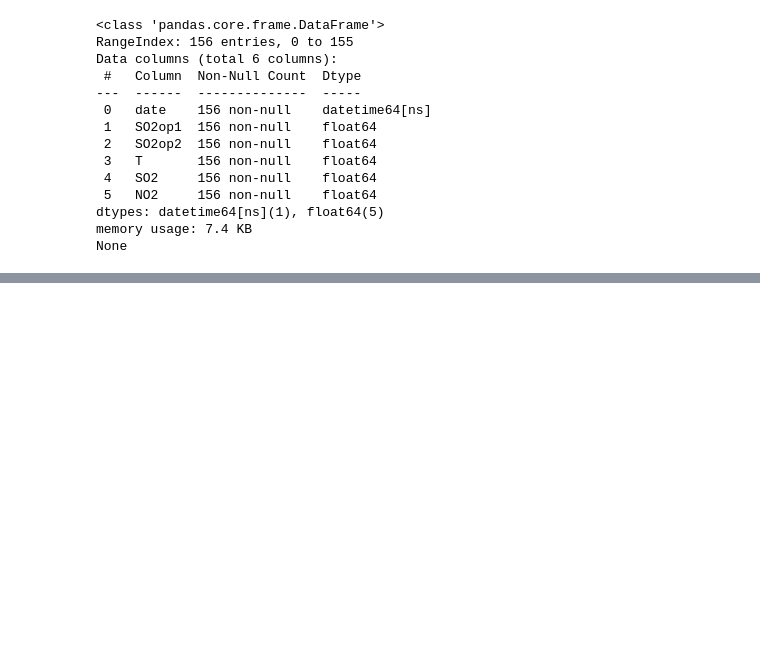
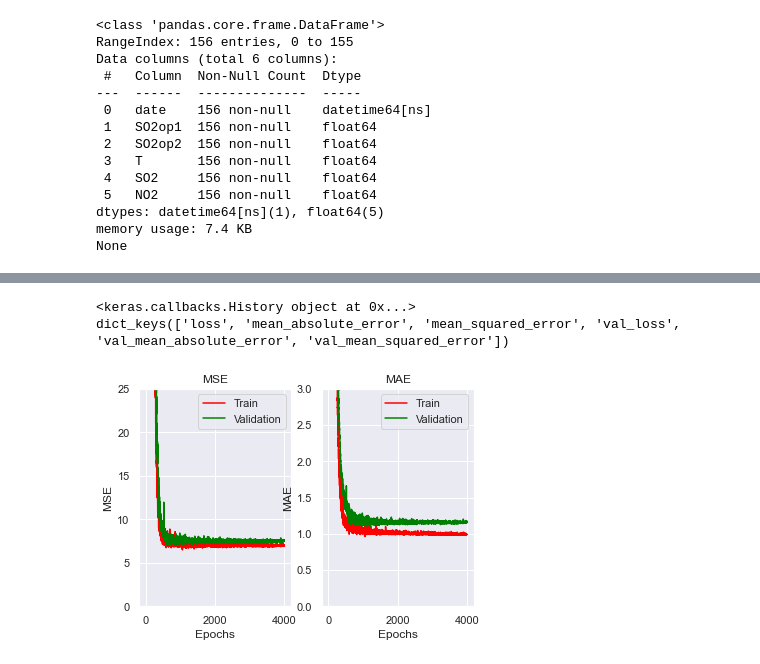
Before and after one commit to KozminArtem/ann-s, a Jupyter notebook: CityAirTest/FFNN.ipynb, the cells around one changed output, grey strips where cells are left out. Saved outputs shown, nothing was run; the diff lists cells and outputs as text; code cells hidden in the pictures; blank space fills up the shorter version.

```diff
--- a/CityAirTest/FFNN.ipynb
+++ b/CityAirTest/FFNN.ipynb
@@ -642,0 +365,13 @@ df_result.to_csv("GSCV/GSCV_1000_V7_ep.csv", index=True)
+# %%
+ffnn = models.Sequential()
+
+ffnn.add(layers.Dense(units = 5, activation = 'relu', input_shape=(l_feat,),\
+                      kernel_regularizer=regularizers.L1(10**(-4))))
+ffnn.add(layers.Dense(units = 5, activation = 'relu',\
+                      kernel_regularizer=regularizers.L1(10**(-4))))
+ffnn.add(layers.Dense(units = 1, activation = 'linear'))
+ffnn.compile(loss = 'mean_absolute_error', optimizer = \
+             keras.optimizers.Adam(learning_rate = 0.01, decay = 0.001),\
+             metrics=['mean_absolute_error','mean_squared_error'])
+history = ffnn.fit(X_train_scaled, y_train, verbose=0, epochs = 4000,\
+                   batch_size = 4, validation_data = (X_valid_scaled,y_valid))
@@ -642,0 +382,8 @@ df_result.to_csv("GSCV/GSCV_1000_V7_ep.csv", index=True)
+# %%
+print(history)
+plot_loss(history, string_l = "FFNN", draw_val = True)
+print(history.history.keys())
+# %% [output]
+<keras.callbacks.History object at 0x...>
+dict_keys(['loss', 'mean_absolute_error', 'mean_squared_error', 'val_loss', 'val_mean_absolute_error', 'val_mean_squared_error'])
+[figure, added]
```
Also changed, not shown: parts of 50 cells of this notebook, 6 other files.
